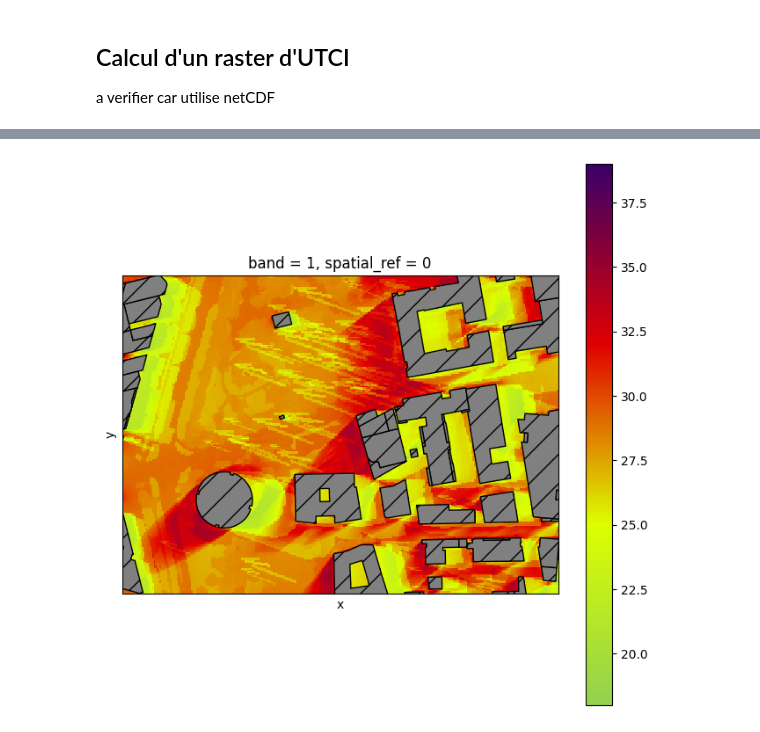
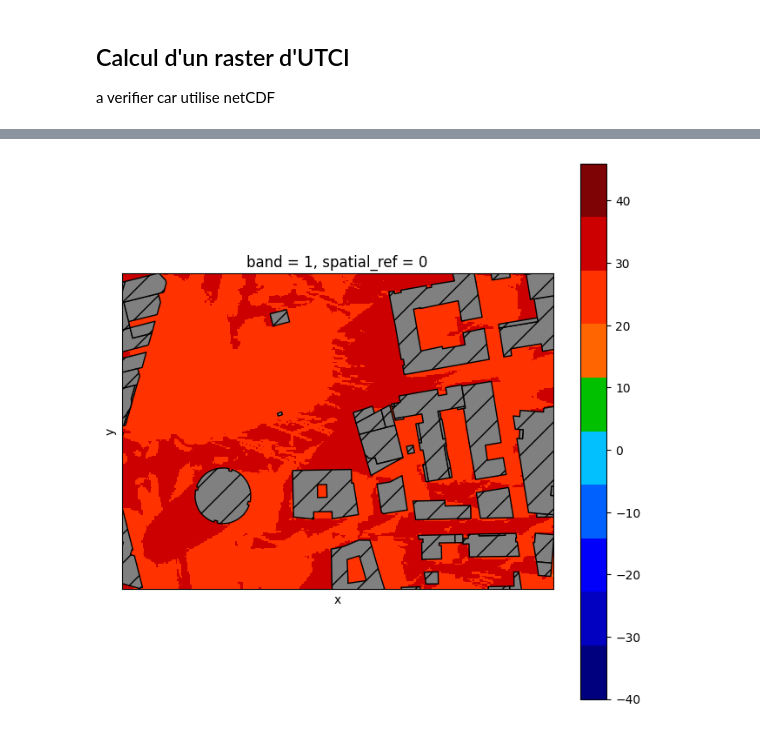
Before and after one commit to rupeelab17/pymdu, a Jupyter notebook: Demo_PyMDU_Atelier.ipynb, the cells around one changed output, grey strips where cells are left out. Cells and saved outputs as stored; diff of their text form; code cells hidden in the pictures.

```diff
--- a/Demo_PyMDU_Atelier.ipynb
+++ b/Demo_PyMDU_Atelier.ipynb
@@ -1028,21 +1051,21 @@ UTCI_dataset.data[0] = output
 # %%
 from matplotlib.colors import LinearSegmentedColormap, Normalize
 
 inputs_simulation_path = os.path.join(os.getcwd(), 'results_demo/inputs_simulation')
 
-# boundaries = [21, 21, 28, 35, 42, 46, 53]
-# colors = ['#92d14f', '#ddff00', '#ffff01', '#f8b900', '#e10000', '#390069']
-boundaries = [18, 21, 28, 35, 39]
-colors = ['#92d14f', '#ddff00', '#e10000', '#390069']
-cmap = LinearSegmentedColormap.from_list('custom_cmap', colors, N=256)
+#boundaries = [21, 21, 28, 35, 42, 46, 53]
+#colors = ['#92d14f', '#ddff00', '#ffff01', '#f8b900', '#e10000', '#390069']
+boundaries = [-40, -27, -13, 0, 9, 26, 32, 38, 46]
+colors = ['#00007f','#0301c1','#0000fb','#0061fe','#01c0fd','#00c000','#ff6601', '#ff3200', '#cc0001', '#7e0305']
+cmap = LinearSegmentedColormap.from_list('custom_cmap', colors, N=10)
 norm = Normalize(vmin=min(boundaries), vmax=max(boundaries))
 
 fig, ax = plt.subplots(figsize=(8, 8))
 ax.set_xticks([])
 ax.set_yticks([])
 plt.title("UTCI (Universal Thermal Climate Index)")
 UTCI_dataset.plot(ax=ax, cmap=cmap, norm=norm, add_colorbar=True)
 buildings_gdf.plot(ax=ax, color='grey', edgecolor='k', hatch='/')
 plt.show()
 # %% [output]
-[figure, old version]
+[figure, new version]
```
Also changed, not shown: parts of 23 cells of this notebook.
